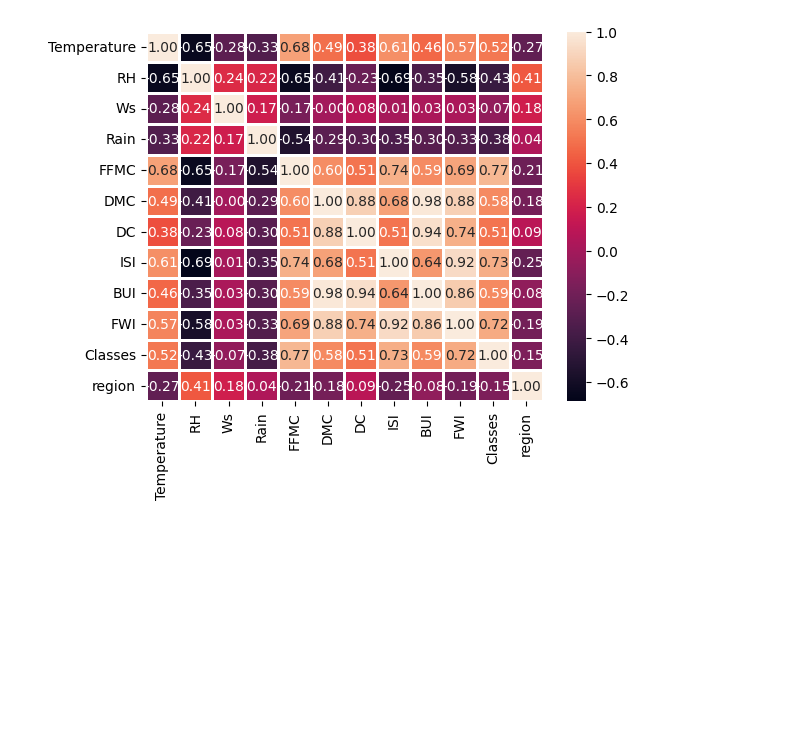
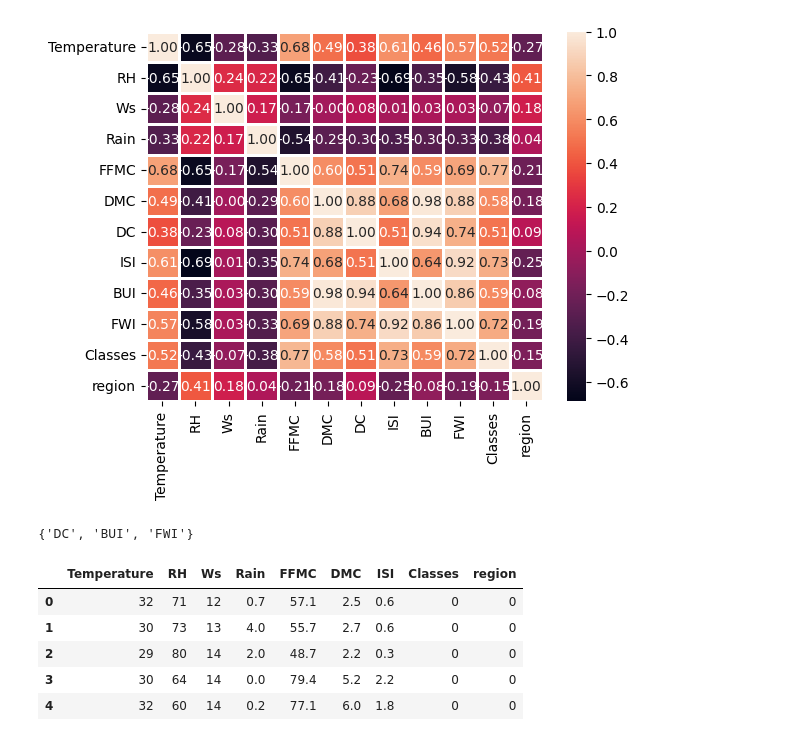
Before and after one commit to kunal12kumar/Forest_Fire_Dataset, a Jupyter notebook: ModelTraining.ipynb, the cells around one changed output. Drawn from its saved outputs; the diff is of its cells as text; code cells hidden in the pictures; blank space fills up the shorter version.

Commit message:
removed redundant column

```diff
--- a/ModelTraining.ipynb
+++ b/ModelTraining.ipynb
@@ -213,0 +216,16 @@ def correlation(dataset, threshold):
+# %%
+print(redundant_column)
+# %% [output]
+{'DC', 'BUI', 'FWI'}
+# %%
+# now we need to remove this folder from teh dataset to get correct
+df.drop(['DC' , 'BUI' , 'FWI'] ,axis=1,inplace=True)
+# %%
+df.head()
+# %% [output]
+|  | Temperature | RH | Ws | Rain | FFMC | DMC | ISI | Classes | region |
+| 0 | 32 | 71 | 12 | 0.7 | 57.1 | 2.5 | 0.6 | 0 | 0 |
+| 1 | 30 | 73 | 13 | 4.0 | 55.7 | 2.7 | 0.6 | 0 | 0 |
+| 2 | 29 | 80 | 14 | 2.0 | 48.7 | 2.2 | 0.3 | 0 | 0 |
+| 3 | 30 | 64 | 14 | 0.0 | 79.4 | 5.2 | 2.2 | 0 | 0 |
+| 4 | 32 | 60 | 14 | 0.2 | 77.1 | 6.0 | 1.8 | 0 | 0 |
```
Also changed, not shown: parts of 2 cells of this notebook.
